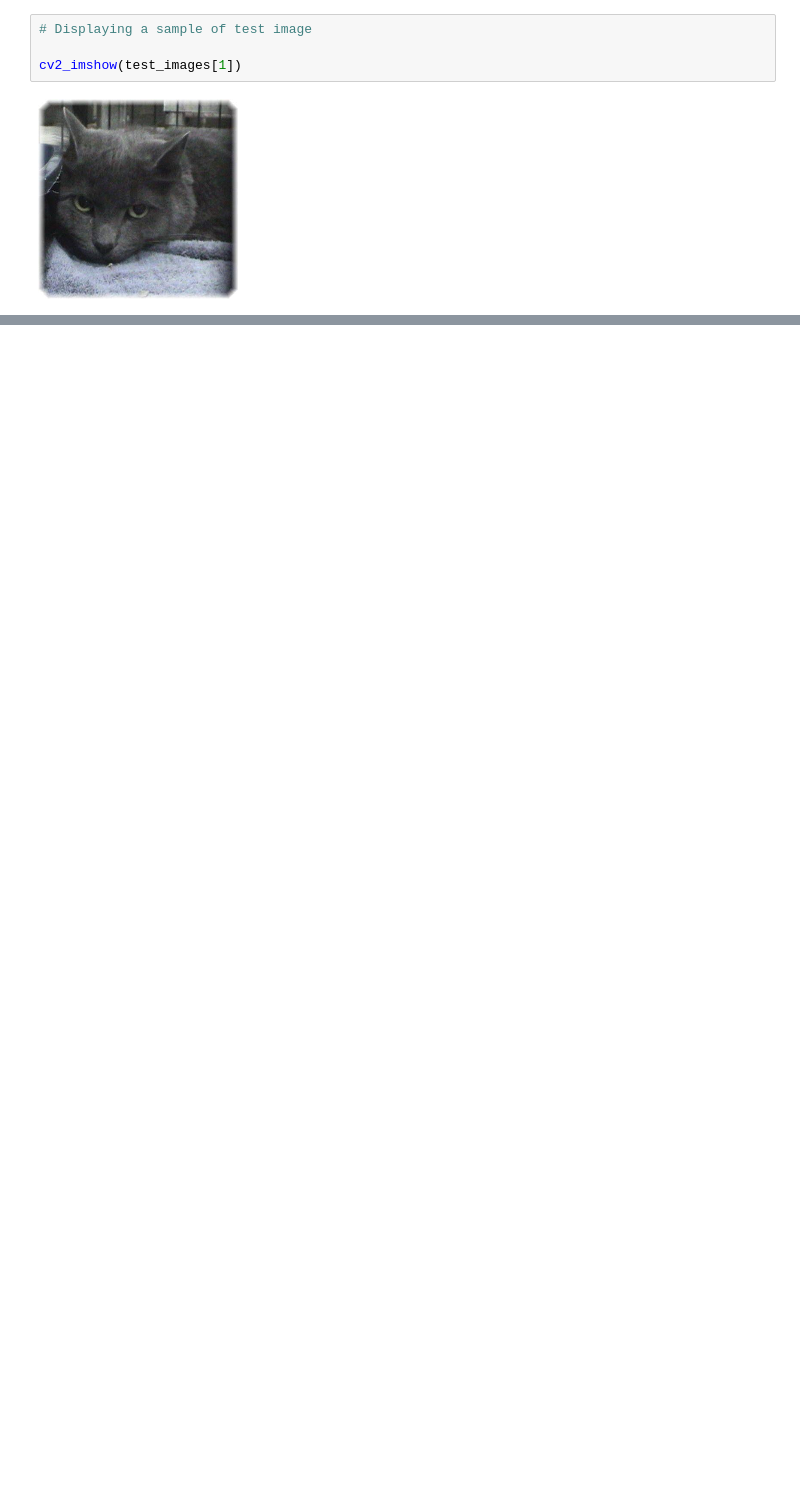
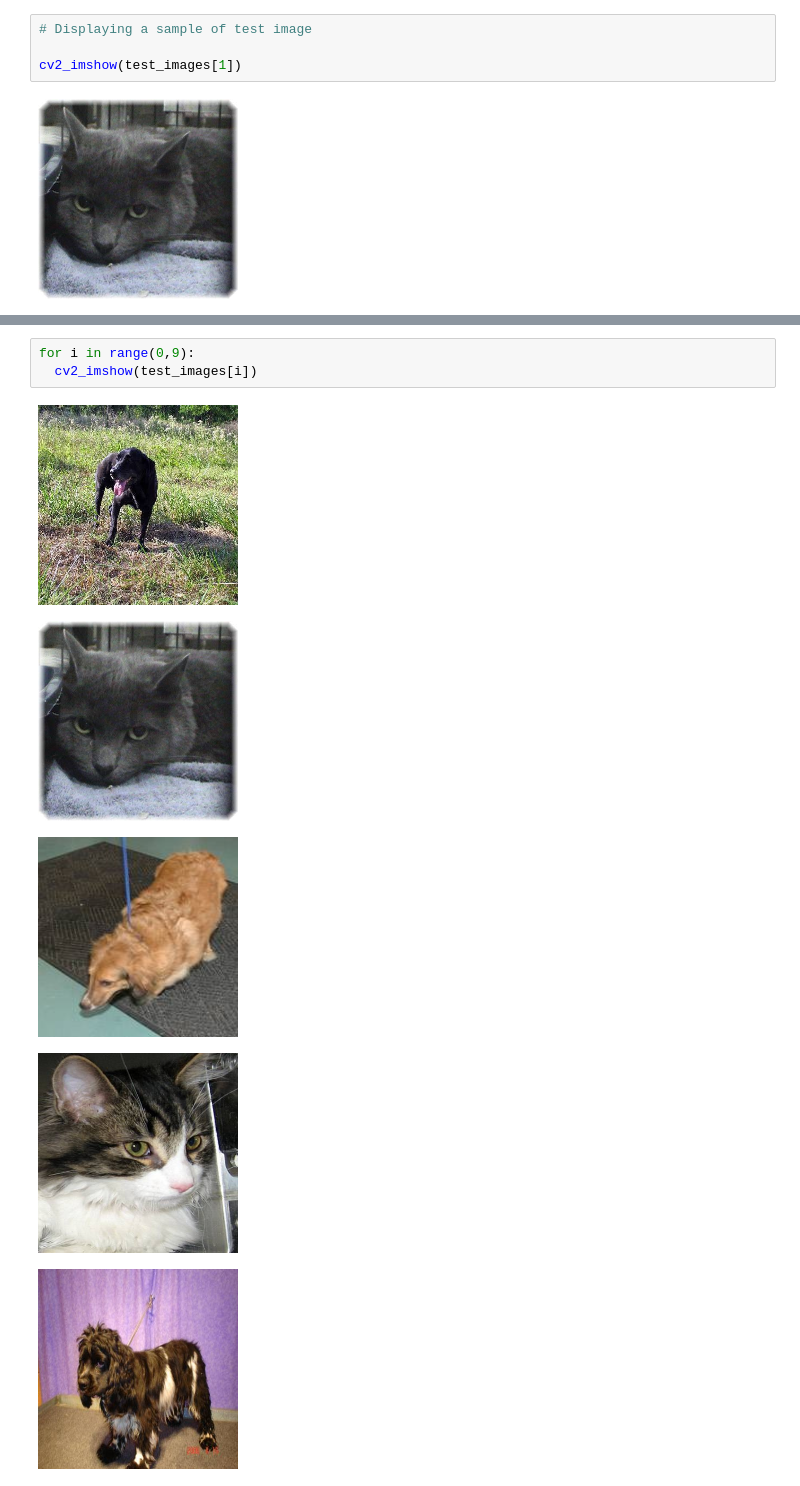
Before and after one commit to harishahamed26/Image-Recognition-Cat-Dog, a Jupyter notebook: ImageClassificiationAnimals.ipynb, the cells around one changed output, grey strips where cells are left out. Saved outputs shown, nothing was run; the diff lists cells and outputs as text; blank space fills up the shorter version.

```diff
--- a/ImageClassificiationAnimals.ipynb
+++ b/ImageClassificiationAnimals.ipynb
@@ -396,0 +512,9 @@ cv2_imshow(test_images[1])
+# %%
+for i in range(0,9):
+  cv2_imshow(test_images[i])
+# %% [output]
+[figure, added]
+[figure, added]
+[figure, added]
+[figure, added]
+[figure, added]
```
Also changed, not shown: parts of 43 cells of this notebook.
